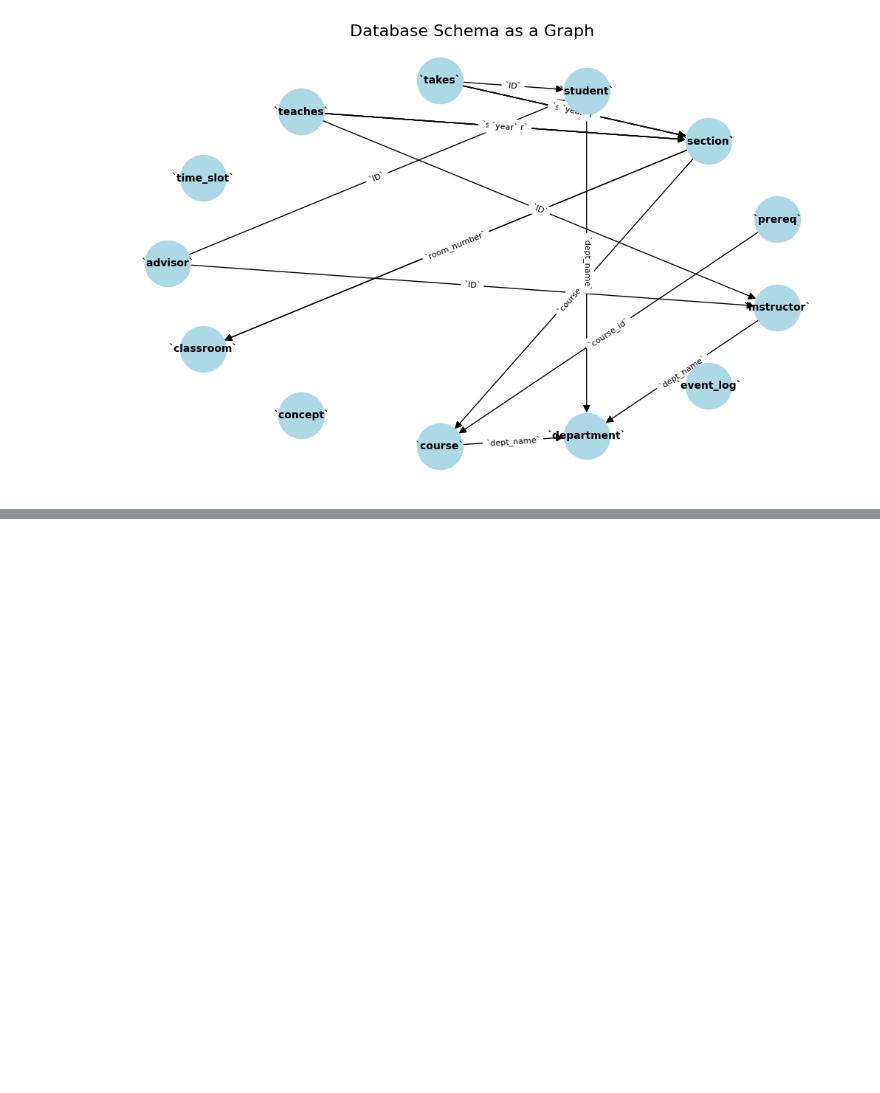
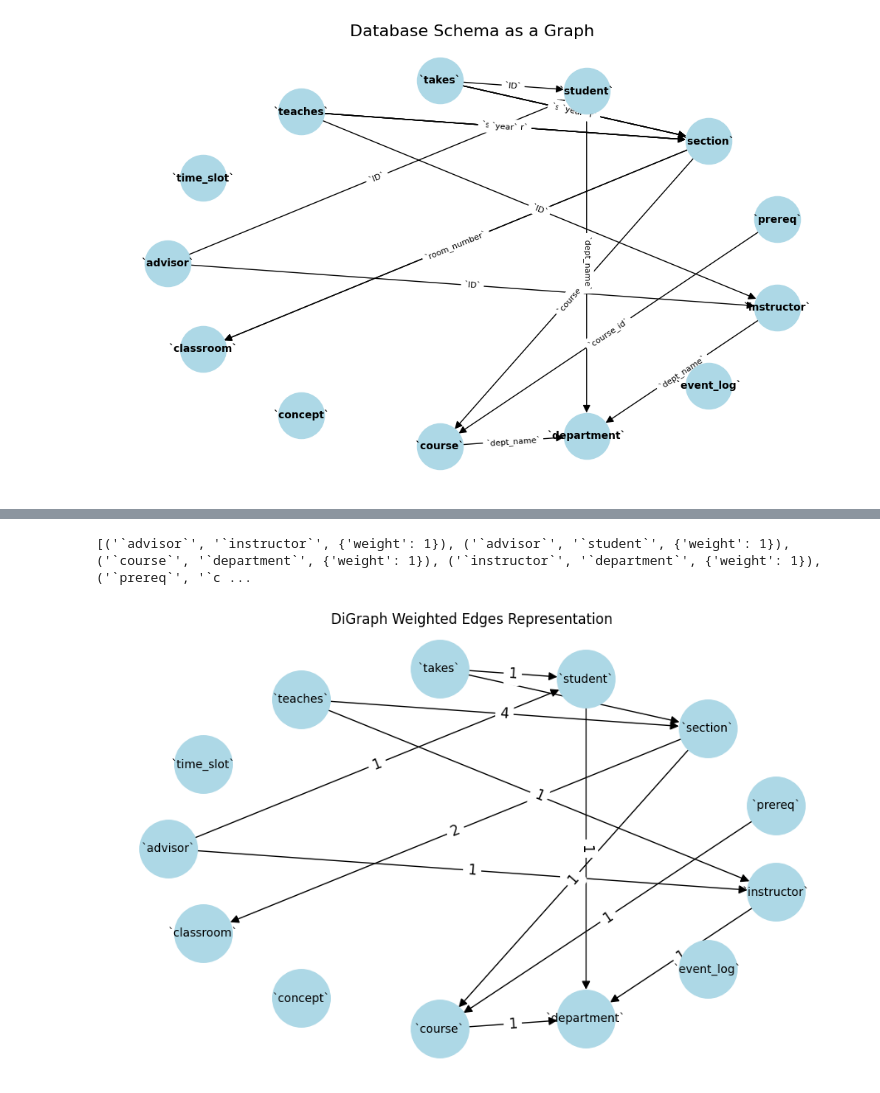
Before and after one commit to DevashishX/OCELlama, a Jupyter notebook: sqlnoder.ipynb, the cells around one changed output, grey strips where cells are left out. Saved outputs shown, nothing was run; the diff lists cells and outputs as text; code cells hidden in the pictures; blank space fills up the shorter version.

```diff
--- a/sqlnoder.ipynb
+++ b/sqlnoder.ipynb
@@ -188,0 +160,41 @@ plt.show()
+# %%
+def draw_weighted_graph(graph: nx.MultiDiGraph):
+    """
+    Length of connectionstyle must be at least that of a maximum number of edges
+    between pair of nodes. This number is maximum one-sided connections
+    for directed graph and maximum total connections for undirected graph.
+    """
+    fig, ax = plt.subplots(1, 1)
+
+    fig.tight_layout()
+    fig.set_size_inches(10, 6)
+    # Works with arc3 and angle3 connectionstyles
+    node_size = 2500
+
+    c = Counter(graph.edges())
+    simple_digraph = nx.DiGraph()
+    simple_digraph.add_nodes_from(graph)
+
+    for u, v, d in graph.edges(data=True):
+        # avoid repeating edges and self-loops
+        if not simple_digraph.has_edge(u, v) and u != v:
+            simple_digraph.add_edge(u, v, weight=c[u, v])
+
+    print(list(simple_digraph.edges(data=True)))
+
+    pos = nx.shell_layout(simple_digraph)
+    nx.draw(simple_digraph, pos, with_labels=True, node_size=node_size,
+            node_color="lightblue", font_size=10,
+            arrowsize=15,
+            ax=ax)
+    edge_labels = nx.get_edge_attributes(simple_digraph, "weight")
+
+    nx.draw_networkx_edge_labels(simple_digraph, pos, edge_labels=edge_labels, font_size=12, ax=ax)
+    ax.set_title("DiGraph Weighted Edges Representation")
+    plt.show()
+
+
+draw_weighted_graph(graph)
+# %% [output]
+[('`advisor`', '`instructor`', {'weight': 1}), ('`advisor`', '`student`', {'weight': 1}), ('`course`', '`department`', {'weight': 1}), ('`instructor`', '`department`', {'weight': 1}), ('`prereq`', '`c ...
+[figure, added]
```
Also changed, not shown: parts of 5 cells of this notebook.
